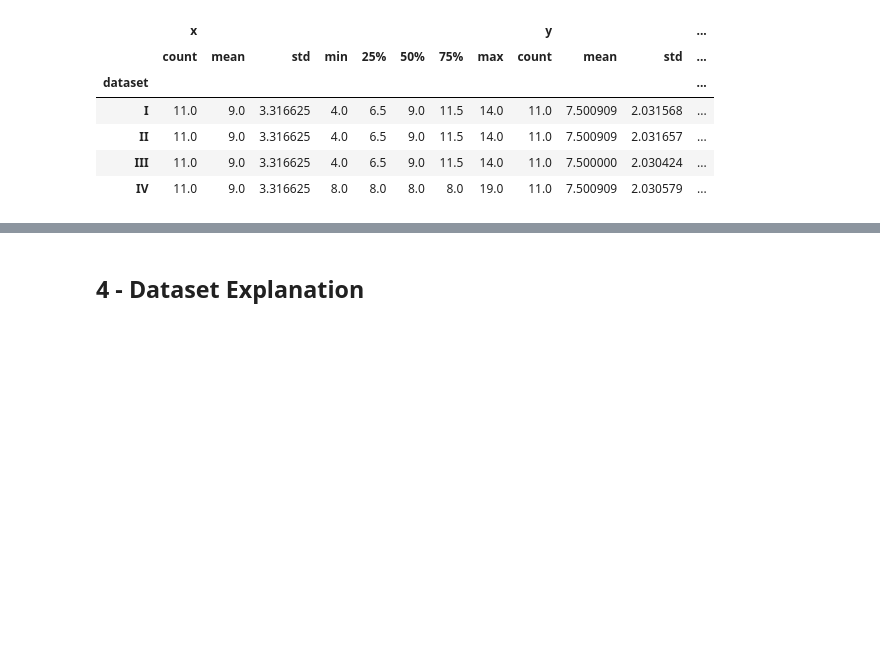
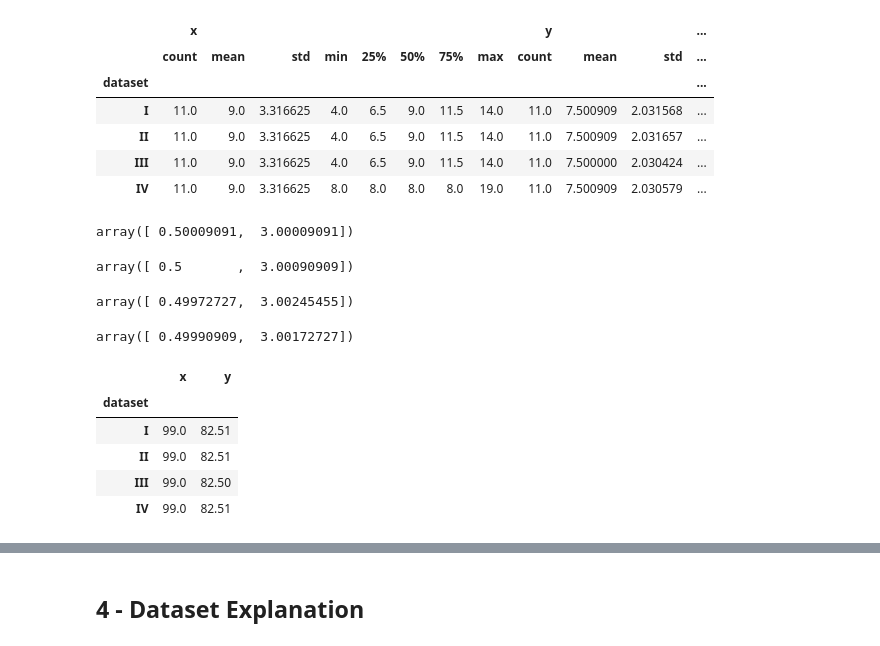
Before and after one commit to MKelly1303/GMIT_52446_Fund_Assignment1, a Jupyter notebook: 52446-Assignment_1_Mark_Kelly.ipynb, the cells around one changed output, grey strips where cells are left out. Cells and saved outputs as stored; diff of their text form; code cells hidden in the pictures; blank space fills up the shorter version.

```diff
--- a/52446-Assignment_1_Mark_Kelly.ipynb
+++ b/52446-Assignment_1_Mark_Kelly.ipynb
@@ -96,3 +115,28 @@ grouped.describe()
 | II | 11.0 | 9.0 | 3.316625 | 4.0 | 6.5 | 9.0 | 11.5 | 14.0 | 11.0 | 7.500909 | 2.031657 | ... |
 | III | 11.0 | 9.0 | 3.316625 | 4.0 | 6.5 | 9.0 | 11.5 | 14.0 | 11.0 | 7.500000 | 2.030424 | ... |
 | IV | 11.0 | 9.0 | 3.316625 | 8.0 | 8.0 | 8.0 | 8.0 | 19.0 | 11.0 | 7.500909 | 2.030579 | ... |
+# %%
+np.polyfit(I.x, I.y, 1)
+# %% [output]
+array([ 0.50009091,  3.00009091])
+# %%
+np.polyfit(II.x, II.y, 1)
+# %% [output]
+array([ 0.5       ,  3.00090909])
+# %%
+np.polyfit(III.x, III.y, 1)
+# %% [output]
+array([ 0.49972727,  3.00245455])
+# %%
+np.polyfit(IV.x, IV.y, 1)
+# %% [output]
+array([ 0.49990909,  3.00172727])
+# %%
+df.groupby('dataset').sum()
+# %% [output]
+|  | x | y |
+| dataset |  |  |
+| I | 99.0 | 82.51 |
+| II | 99.0 | 82.51 |
+| III | 99.0 | 82.50 |
+| IV | 99.0 | 82.51 |
```
Also changed, not shown: parts of 15 cells of this notebook.
